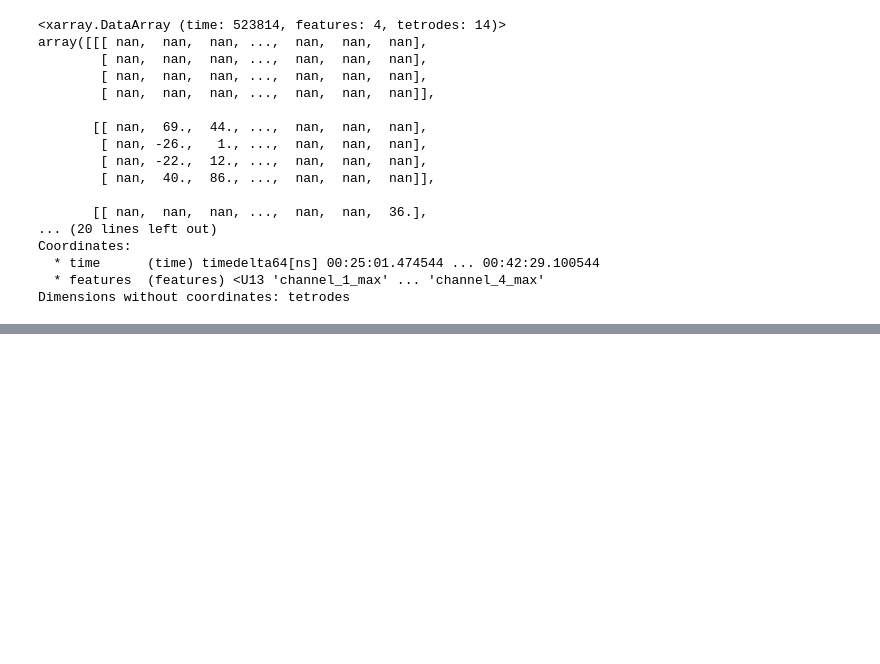
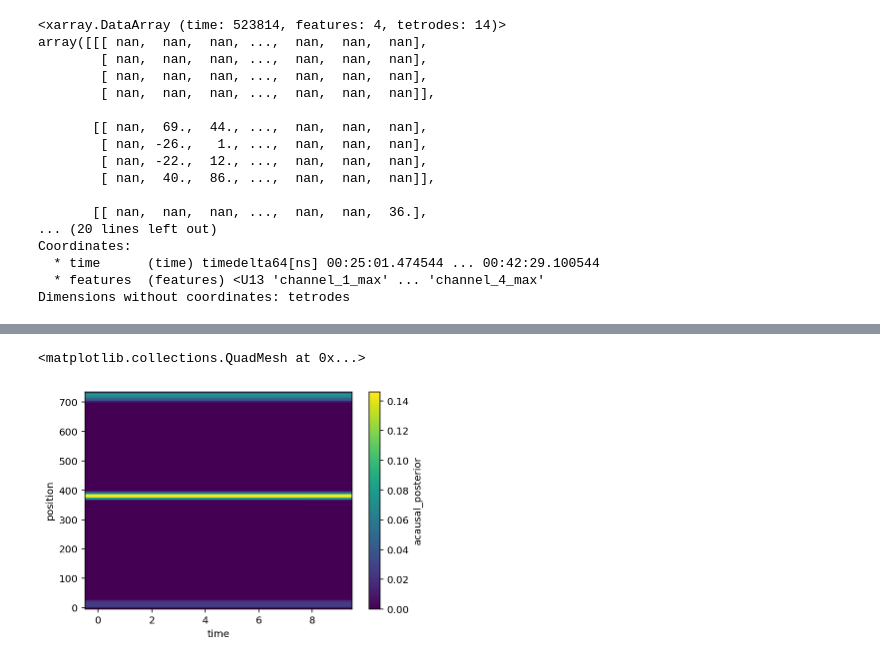
Before and after one commit to edeno/pose_analysis, a Jupyter notebook: notebooks/2019_12_12_Decoding.ipynb, the cells around one changed output, grey strips where cells are left out. Drawn from its saved outputs; the diff is of its cells as text; code cells hidden in the pictures; blank space fills up the shorter version.

```diff
--- a/notebooks/2019_12_12_Decoding.ipynb
+++ b/notebooks/2019_12_12_Decoding.ipynb
@@ -76,5 +76,4 @@ track_labels = data['position_info'].arm_name
 decoder = ClusterlessDecoder(
     transition_type='w_track_1D_random_walk',
     replay_speed=40,
-    place_bin_size=5,
-    track_labels=track_labels)
+    place_bin_size=5)
@@ -82,0 +80,4 @@ NameError: name 'data' is not defined
+# %%
+decoder.fit(position=data['position_info'].linear_position,
+            multiunits=data['multiunits'],
+            track_labels=track_labels)
@@ -82,0 +94,3 @@ NameError: name 'data' is not defined
+# %%
+results = decoder.predict(data['multiunits'].isel(time=slice(1050, 1060)))
+results
@@ -82,0 +107,6 @@ NameError: name 'data' is not defined
+# %%
+fig, ax = plt.subplots()
+results.acausal_posterior.plot(x='time', y='position', ax=ax)
+# %% [output]
+<matplotlib.collections.QuadMesh at 0x...>
+[figure, added]
```
Also changed, not shown: parts of 5 cells of this notebook, 2 other files.
